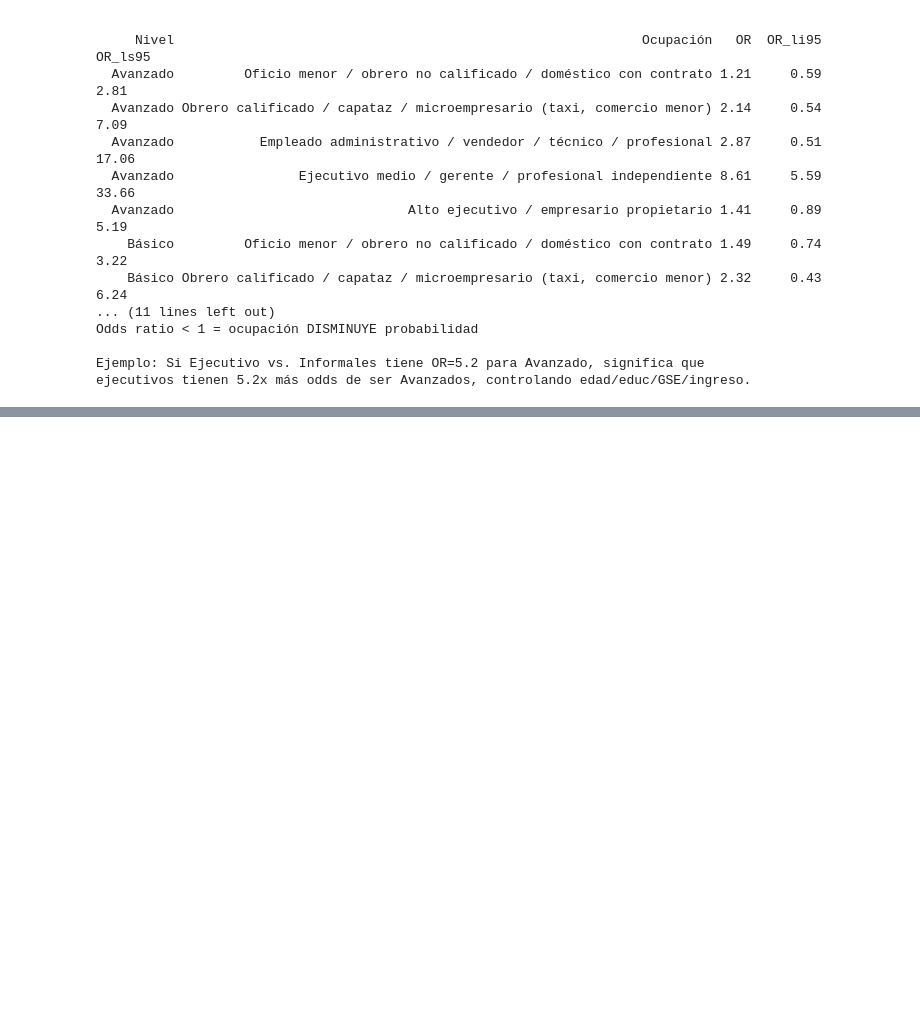
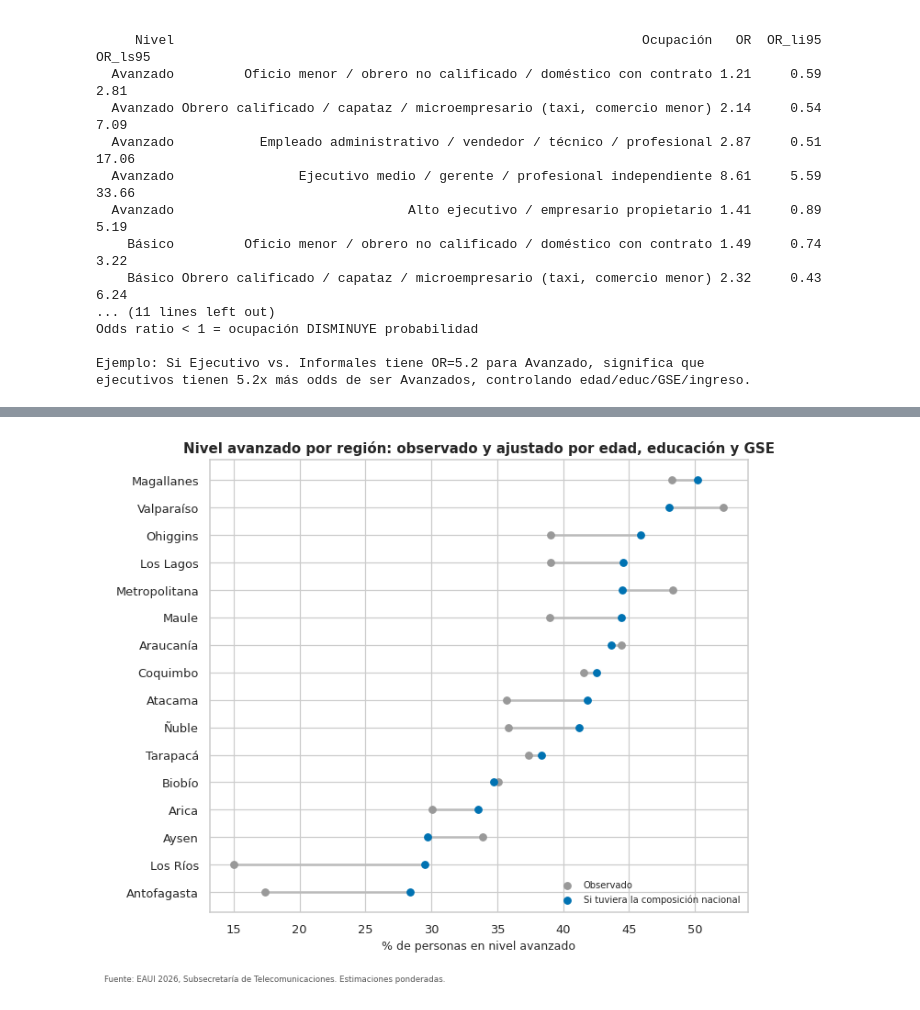
Before and after one commit to tomasleale/eaui2026, a Jupyter notebook: eaui2026_habilidades.ipynb, the cells around one changed output, grey strips where cells are left out. Saved outputs shown, nothing was run; the diff lists cells and outputs as text; code cells hidden in the pictures; blank space fills up the shorter version.

```diff
--- a/eaui2026_habilidades.ipynb
+++ b/eaui2026_habilidades.ipynb
@@ -4395,0 +4773,83 @@ ejecutivos tienen 5.2x más odds de ser Avanzados, controlando edad/educ/GSE/ing
+# %%
+# ---------------------------------------------------------------------------
+# 28.6 Estandarización: % avanzado si cada región tuviera la composición nacional
+# ---------------------------------------------------------------------------
+# Para cada región se asigna esa región a TODAS las personas de la base, conservando su edad,
+# educación, GSE, sexo y zona, y se promedian (con pesos) las probabilidades predichas.
+# El resultado responde: "¿cuánto avanzado tendría la región si su población fuera como la del país?".
+formula_completa = TERMINO_REGION + " + " + FORMULA_CONTROLES
+diseno = patsy.dmatrix(formula_completa, base_mod_reg, return_type="dataframe").design_info
+pesos_mod = base_mod_reg[PESO_PERSONA].to_numpy()
+categorias_nivel = list(base_mod_reg["nivel_habilidades"].cat.categories)
+idx_avanzado = categorias_nivel.index("Avanzado")
+
+filas = []
+for region in ORDEN_REGIONES:
+    contrafactual = base_mod_reg.copy()
+    contrafactual["region"] = region
+    X_cf = patsy.build_design_matrices([diseno], contrafactual, return_type="dataframe")[0]
+    X_cf = X_cf.drop(columns="Intercept")
+    probabilidades = resultado_reg_ctrl.model.predict(resultado_reg_ctrl.params, exog=X_cf.to_numpy())
+    p_av_estandar = np.average(probabilidades[:, idx_avanzado], weights=pesos_mod)
+    sub = base_mod_reg[base_mod_reg["region"] == region]
+    p_av_observado = np.average(sub["nivel_habilidades"] == "Avanzado", weights=sub[PESO_PERSONA])
+    filas.append({"region": region, "pct_avanzado_observado": 100 * p_av_observado,
+                  "pct_avanzado_estandarizado": 100 * p_av_estandar})
+estandarizacion_reg = pd.DataFrame(filas).set_index("region")
+ref_rm = estandarizacion_reg.loc["Metropolitana"]
+estandarizacion_reg["brecha_obs_vs_RM"] = estandarizacion_reg["pct_avanzado_observado"] - ref_rm["pct_avanzado_observado"]
+estandarizacion_reg["brecha_est_vs_RM"] = estandarizacion_reg["pct_avanzado_estandarizado"] - ref_rm["pct_avanzado_estandarizado"]
+estandarizacion_reg = estandarizacion_reg.join(tabla_or_reg[["p_valor_ajustado"]])
+estandarizacion_reg = estandarizacion_reg.sort_values("pct_avanzado_estandarizado")
+
+titulo("28.6 % NIVEL AVANZADO OBSERVADO Y ESTANDARIZADO POR COMPOSICIÓN")
+print(estandarizacion_reg.round(2).to_string())
+brecha_obs_media = estandarizacion_reg.drop("Metropolitana")["brecha_obs_vs_RM"].abs().mean()
+brecha_est_media = estandarizacion_reg.drop("Metropolitana")["brecha_est_vs_RM"].abs().mean()
+print()
+print(f"Brecha absoluta promedio con la RM -> observada: {brecha_obs_media:.1f} pp | "
+      f"estandarizada: {brecha_est_media:.1f} pp")
+print(f"Fracción de la brecha que desaparece al igualar composición: "
+      f"{100 * (1 - brecha_est_media / brecha_obs_media):.0f}%")
+print("Nota: el % avanzado observado de esta tabla usa la base del modelo (casos completos),")
+print("por lo que puede diferir levemente del de la tabla 28.2.")
+guardar_tabla(estandarizacion_reg, "28_estandarizacion_avanzado")
+
+# Robustez del supuesto de odds proporcionales: logit binario ponderado (Avanzado vs. resto)
+# Con dos categorías el logit ordinal es un logit binario: se reutiliza la misma clase ponderada.
+base_mod_reg["es_avanzado"] = pd.Categorical(
+    np.where(base_mod_reg["nivel_habilidades"] == "Avanzado", "Avanzado", "Resto"),
+    categories=["Resto", "Avanzado"], ordered=True)
+resultado_bin, _ = ajustar_ordinal(formula_completa, base_mod_reg, variable_respuesta="es_avanzado")
+coef_ord = []
+coef_bin = []
+for nombre in resultado_reg_ctrl.params.index:
+    if nombre.startswith("C(region"):
+        coef_ord.append(resultado_reg_ctrl.params[nombre])
+        coef_bin.append(resultado_bin.params[nombre])
+print()
+print(f"Robustez: correlación entre log-OR regionales ordinal vs. binario (Avanzado): "
+      f"{np.corrcoef(coef_ord, coef_bin)[0, 1]:.3f}")
+mismo_signo = int(np.sum(np.sign(coef_ord) == np.sign(coef_bin)))
+print(f"Regiones con el mismo signo en ambos modelos: {mismo_signo} de {len(coef_ord)}")
+
+fig, ax = plt.subplots(figsize=(8, 6.5))
+datos_fig = estandarizacion_reg
+for i, (region, fila) in enumerate(datos_fig.iterrows()):
+    ax.plot([fila["pct_avanzado_observado"], fila["pct_avanzado_estandarizado"]], [i, i],
+            color="#BBBBBB", linewidth=2, zorder=1)
+ax.scatter(datos_fig["pct_avanzado_observado"], np.arange(len(datos_fig)), color="#999999",
+           label="Observado", zorder=2)
+ax.scatter(datos_fig["pct_avanzado_estandarizado"], np.arange(len(datos_fig)), color="#0072B2",
+           label="Si tuviera la composición nacional", zorder=3)
+ax.set_yticks(np.arange(len(datos_fig)))
+ax.set_yticklabels(datos_fig.index)
+ax.set_xlabel("% de personas en nivel avanzado")
+ax.set_title("Nivel avanzado por región: observado y ajustado por edad, educación y GSE")
+ax.legend(loc="lower right", fontsize=8, frameon=False)
+fig.patch.set_alpha(0)
+ax.patch.set_alpha(0)
+plt.tight_layout()
+print(guardar_figura(fig, "28_estandarizacion_avanzado"))
+plt.show()
+# %% [output]
@@ -4395,0 +4873 @@ ejecutivos tienen 5.2x más odds de ser Avanzados, controlando edad/educ/GSE/ing
+[figure, added]
```
Also changed, not shown: parts of 11 cells of this notebook, 2 other files.
